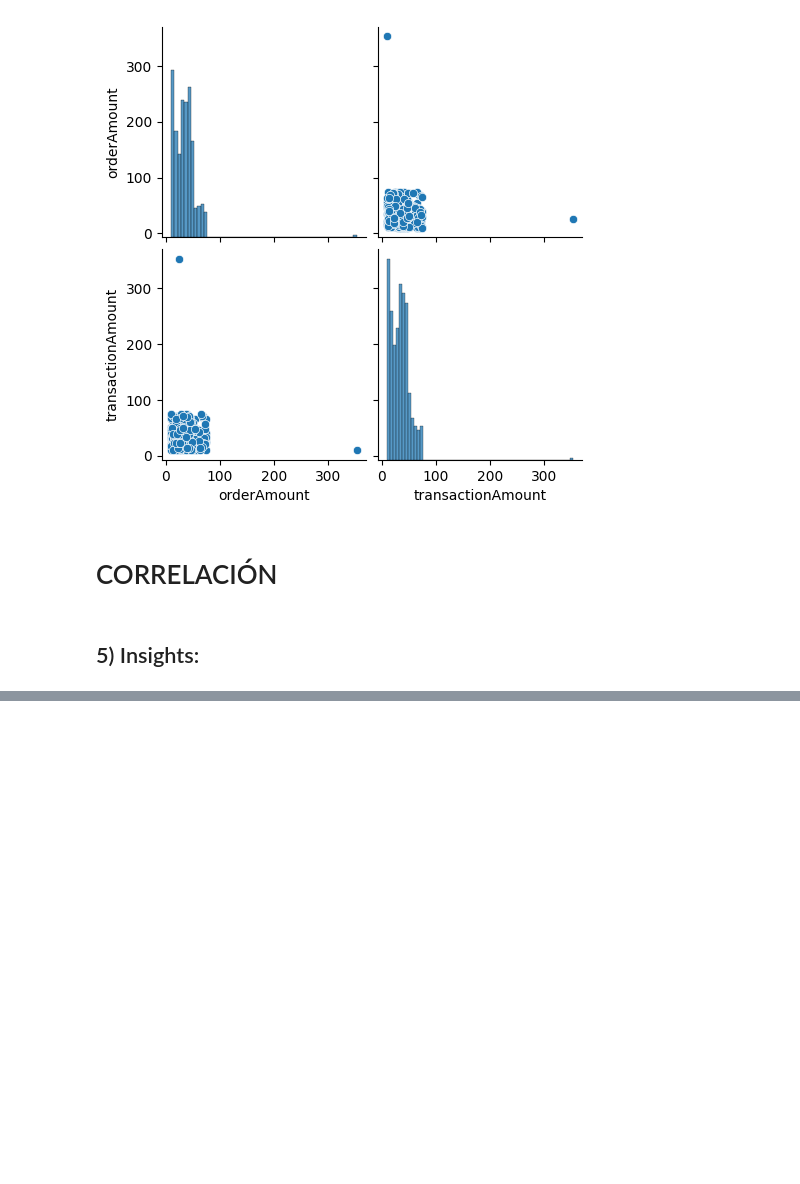
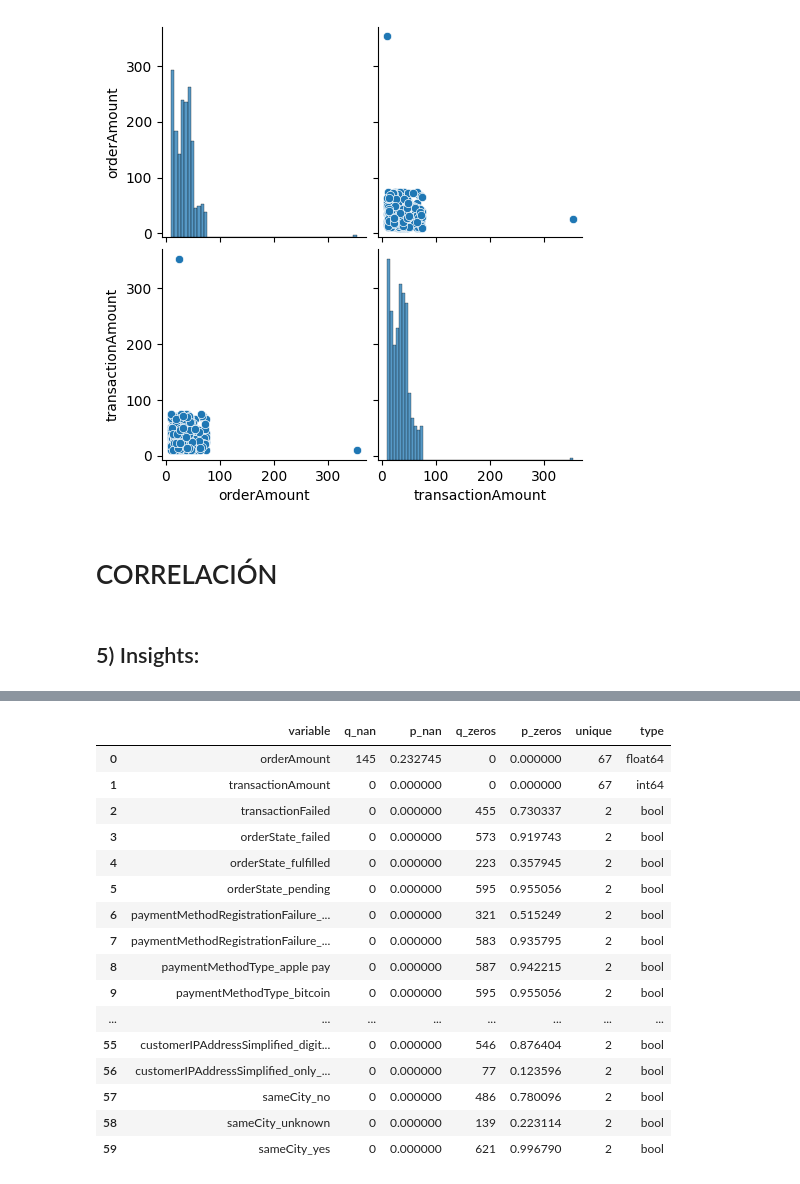
Before and after one commit to 19dave92/final_edvai, a Jupyter notebook: Resolucion/p2__Correlacion.ipynb, the cells around one changed output, grey strips where cells are left out. Saved outputs shown, nothing was run; the diff lists cells and outputs as text; code cells hidden in the pictures; blank space fills up the shorter version.

```diff
--- a/Resolucion/p2__Correlacion.ipynb
+++ b/Resolucion/p2__Correlacion.ipynb
@@ -287,0 +325,24 @@ sns.pairplot(data_aux)
+# %%
+vars_to_drop=status(data2).query("unique<=1")['variable']
+
+data_corr = data2.drop(vars_to_drop, axis=1)
+
+status(data_corr)
+# %% [output]
+|  | variable | q_nan | p_nan | q_zeros | p_zeros | unique | type |
+| 0 | orderAmount | 145 | 0.232745 | 0 | 0.000000 | 67 | float64 |
+| 1 | transactionAmount | 0 | 0.000000 | 0 | 0.000000 | 67 | int64 |
+| 2 | transactionFailed | 0 | 0.000000 | 455 | 0.730337 | 2 | bool |
+| 3 | orderState_failed | 0 | 0.000000 | 573 | 0.919743 | 2 | bool |
+| 4 | orderState_fulfilled | 0 | 0.000000 | 223 | 0.357945 | 2 | bool |
+| 5 | orderState_pending | 0 | 0.000000 | 595 | 0.955056 | 2 | bool |
+| 6 | paymentMethodRegistrationFailure_... | 0 | 0.000000 | 321 | 0.515249 | 2 | bool |
+| 7 | paymentMethodRegistrationFailure_... | 0 | 0.000000 | 583 | 0.935795 | 2 | bool |
+| 8 | paymentMethodType_apple pay | 0 | 0.000000 | 587 | 0.942215 | 2 | bool |
+| 9 | paymentMethodType_bitcoin | 0 | 0.000000 | 595 | 0.955056 | 2 | bool |
+| ... | ... | ... | ... | ... | ... | ... | ... |
+| 55 | customerIPAddressSimplified_digit... | 0 | 0.000000 | 546 | 0.876404 | 2 | bool |
+| 56 | customerIPAddressSimplified_only_... | 0 | 0.000000 | 77 | 0.123596 | 2 | bool |
+| 57 | sameCity_no | 0 | 0.000000 | 486 | 0.780096 | 2 | bool |
+| 58 | sameCity_unknown | 0 | 0.000000 | 139 | 0.223114 | 2 | bool |
+| 59 | sameCity_yes | 0 | 0.000000 | 621 | 0.996790 | 2 | bool |
```
Also changed, not shown: parts of 6 cells of this notebook, 13 other files.
